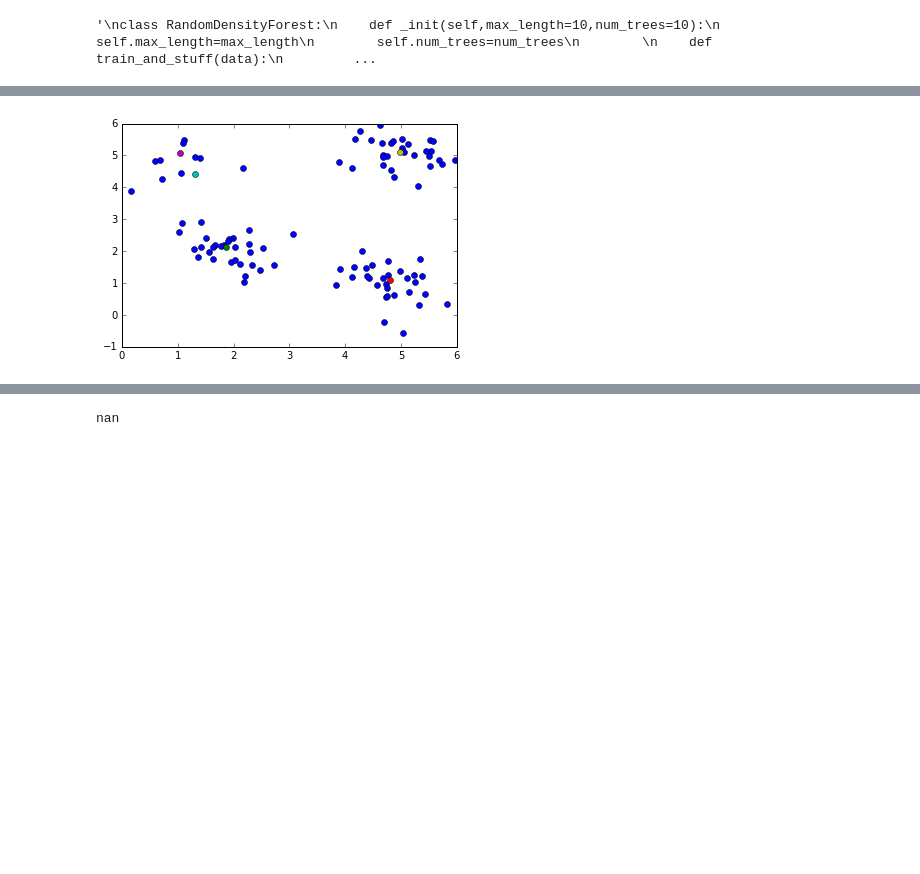
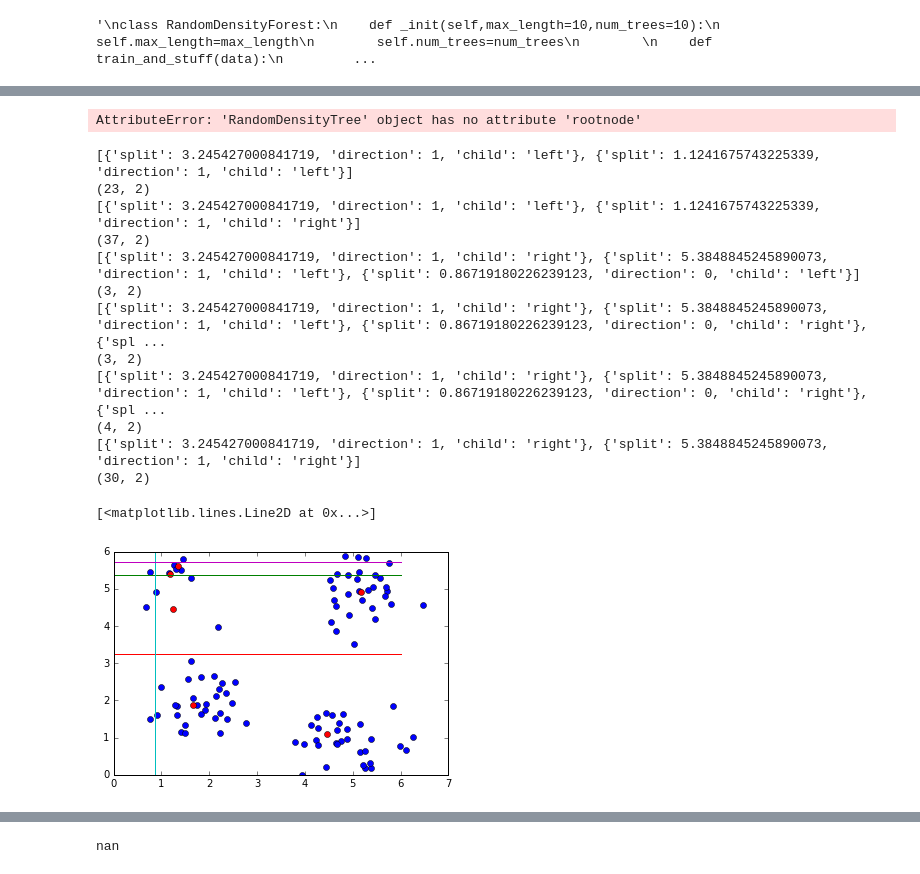
Before and after one commit to kfritsch/density_forest, a Jupyter notebook: DensityTree.ipynb, the cells around one changed output, grey strips where cells are left out. Cells and saved outputs as stored; diff of their text form; code cells hidden in the pictures; blank space fills up the shorter version.

```diff
--- a/DensityTree.ipynb
+++ b/DensityTree.ipynb
@@ -334,14 +342,69 @@ print(DensityTree.get_results())
 nodes=DensityTree.leaf_nodes()
 plt.plot(data[:,0],data[:,1], "o")
 for d in nodes:
-    plt.plot(d.mean[0],d.mean[1],'o')
-    plt.savefig('results')
+    print(d.history)
+    print(d.root.shape)
+    plt.plot(d.mean[0],d.mean[1],'o',color='r')
+ #   lines=d.history
+  #  if lines['direction']==0:
+   #     plot
+   # plt.savefig('results')
+plt.plot([0,6],[5.358583094356550,5.358583094356550])
+#plt.plot([0,6],[ 4.0724581571601854, 4.0724581571601854])
+plt.plot([0,6],[  3.245427000841719,  3.245427000841719])
+plt.plot([  0.86719180226239123,  0.86719180226239123],[0,6])
+plt.plot([0,6],[ 5.7306771060727044,  5.7306771060727044])
+#plt.plot( 0.86719180226239123, 'direction': 0)
+#plt.plot([2.0024517583718917,2.0024517583718917],[-1,6])
+#plt.plot([0.9883004157571309,0.9883004157571309],[-1,6])
+
+
 #plt.plot( 4.64157772,  0.63988413,"o")
 #plt.plot( 3.03334449,  2.46542821,"o")
 #plt.plot( 4.24936537,  5.14213751,"o")
 #plt.plot( 3.23164995,  5.9834305 ,"o")
 # %% [output]
-[figure, removed]
+AttributeError: 'RandomDensityTree' object has no attribute 'rootnode'
+# %%
+nodes=DensityTree.leaf_nodes()
+plt.plot(data[:,0],data[:,1], "o")
+for d in nodes:
+    print(d.history)
+    print(d.root.shape)
+    plt.plot(d.mean[0],d.mean[1],'o',color='r')
+    lines=d.history
+    if lines['direction']==0:
+        plot
+    plt.savefig('results')
+plt.plot([0,6],[5.358583094356550,5.358583094356550])
+#plt.plot([0,6],[ 4.0724581571601854, 4.0724581571601854])
+plt.plot([0,6],[  3.245427000841719,  3.245427000841719])
+plt.plot([  0.86719180226239123,  0.86719180226239123],[0,6])
+plt.plot([0,6],[ 5.7306771060727044,  5.7306771060727044])
+#plt.plot( 0.86719180226239123, 'direction': 0)
+#plt.plot([2.0024517583718917,2.0024517583718917],[-1,6])
+#plt.plot([0.9883004157571309,0.9883004157571309],[-1,6])
+
+
+#plt.plot( 4.64157772,  0.63988413,"o")
+#plt.plot( 3.03334449,  2.46542821,"o")
+#plt.plot( 4.24936537,  5.14213751,"o")
+#plt.plot( 3.23164995,  5.9834305 ,"o")
+# %% [output]
+[{'split': 3.245427000841719, 'direction': 1, 'child': 'left'}, {'split': 1.1241675743225339, 'direction': 1, 'child': 'left'}]
+(23, 2)
+[{'split': 3.245427000841719, 'direction': 1, 'child': 'left'}, {'split': 1.1241675743225339, 'direction': 1, 'child': 'right'}]
+(37, 2)
+[{'split': 3.245427000841719, 'direction': 1, 'child': 'right'}, {'split': 5.3848845245890073, 'direction': 1, 'child': 'left'}, {'split': 0.86719180226239123, 'direction': 0, 'child': 'left'}]
+(3, 2)
+[{'split': 3.245427000841719, 'direction': 1, 'child': 'right'}, {'split': 5.3848845245890073, 'direction': 1, 'child': 'left'}, {'split': 0.86719180226239123, 'direction': 0, 'child': 'right'}, {'spl ...
+(3, 2)
+[{'split': 3.245427000841719, 'direction': 1, 'child': 'right'}, {'split': 5.3848845245890073, 'direction': 1, 'child': 'left'}, {'split': 0.86719180226239123, 'direction': 0, 'child': 'right'}, {'spl ...
+(4, 2)
+[{'split': 3.245427000841719, 'direction': 1, 'child': 'right'}, {'split': 5.3848845245890073, 'direction': 1, 'child': 'right'}]
+(30, 2)
+[<matplotlib.lines.Line2D at 0x...>]
+[figure, added]
 # %%
 data2 = np.zeros([100,2])
 for i in range(100):
```
Also changed, not shown: parts of 4 cells of this notebook, 1 other file.
